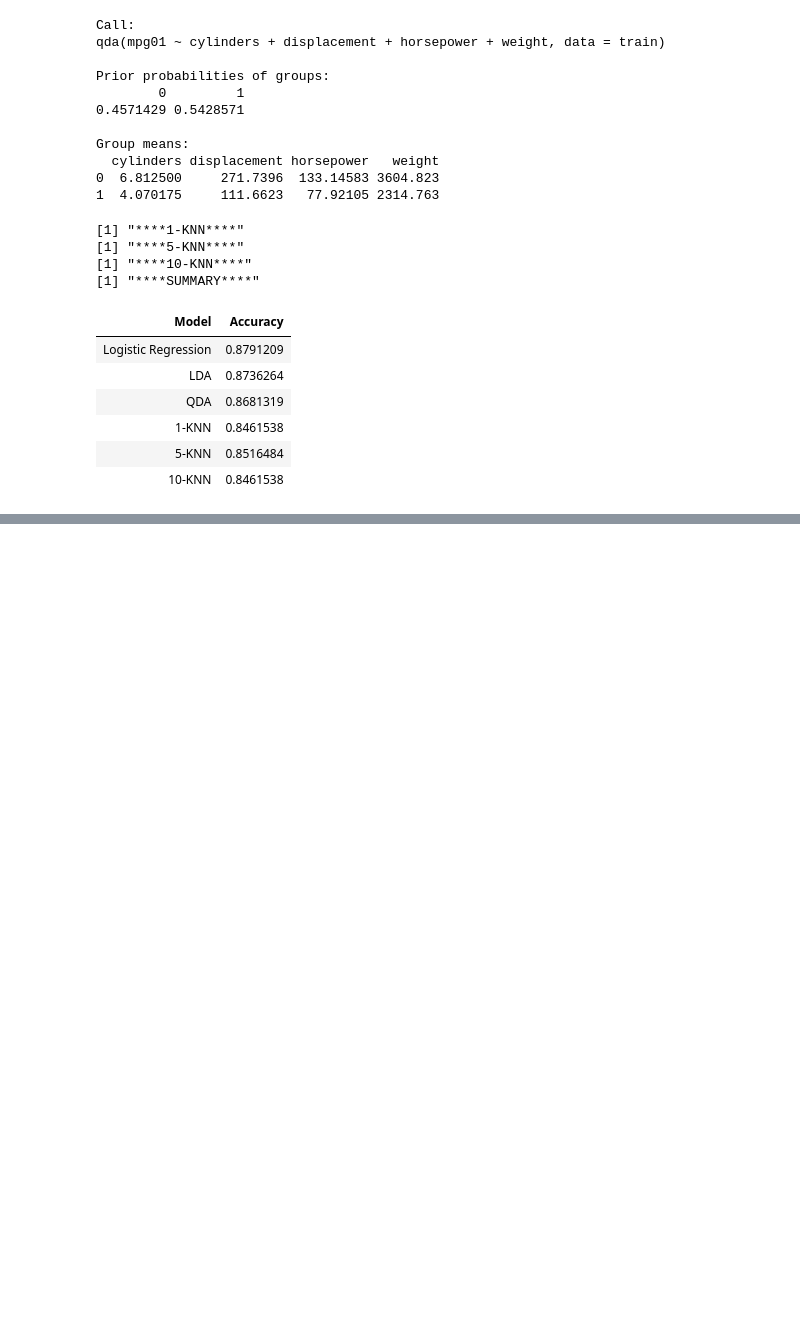
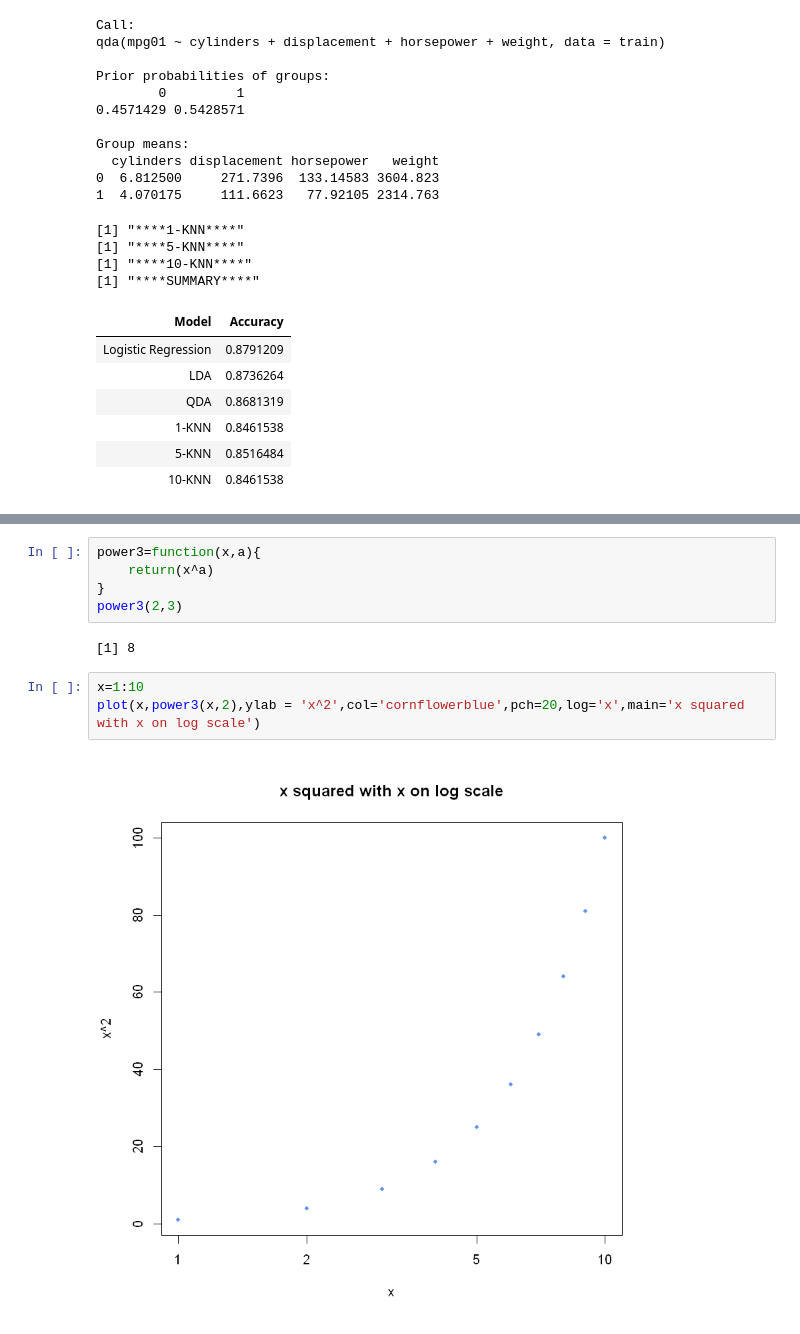
Before and after one commit to YoussefEssDS/ISLR-Labs, a Jupyter notebook: LAB Classification ISLR.ipynb, the cells around one changed output, grey strips where cells are left out. Drawn from its saved outputs; the diff is of its cells as text; blank space fills up the shorter version.

```diff
--- a/LAB Classification ISLR.ipynb
+++ b/LAB Classification ISLR.ipynb
@@ -373,0 +398,12 @@ Group means:
+# %%
+power3=function(x,a){
+    return(x^a)
+}
+power3(2,3)
+# %% [output]
+[1] 8
+# %%
+x=1:10
+plot(x,power3(x,2),ylab = 'x^2',col='cornflowerblue',pch=20,log='x',main='x squared with x on log scale')
+# %% [output]
+[figure, added]
```
Also changed, not shown: parts of 19 cells of this notebook.
